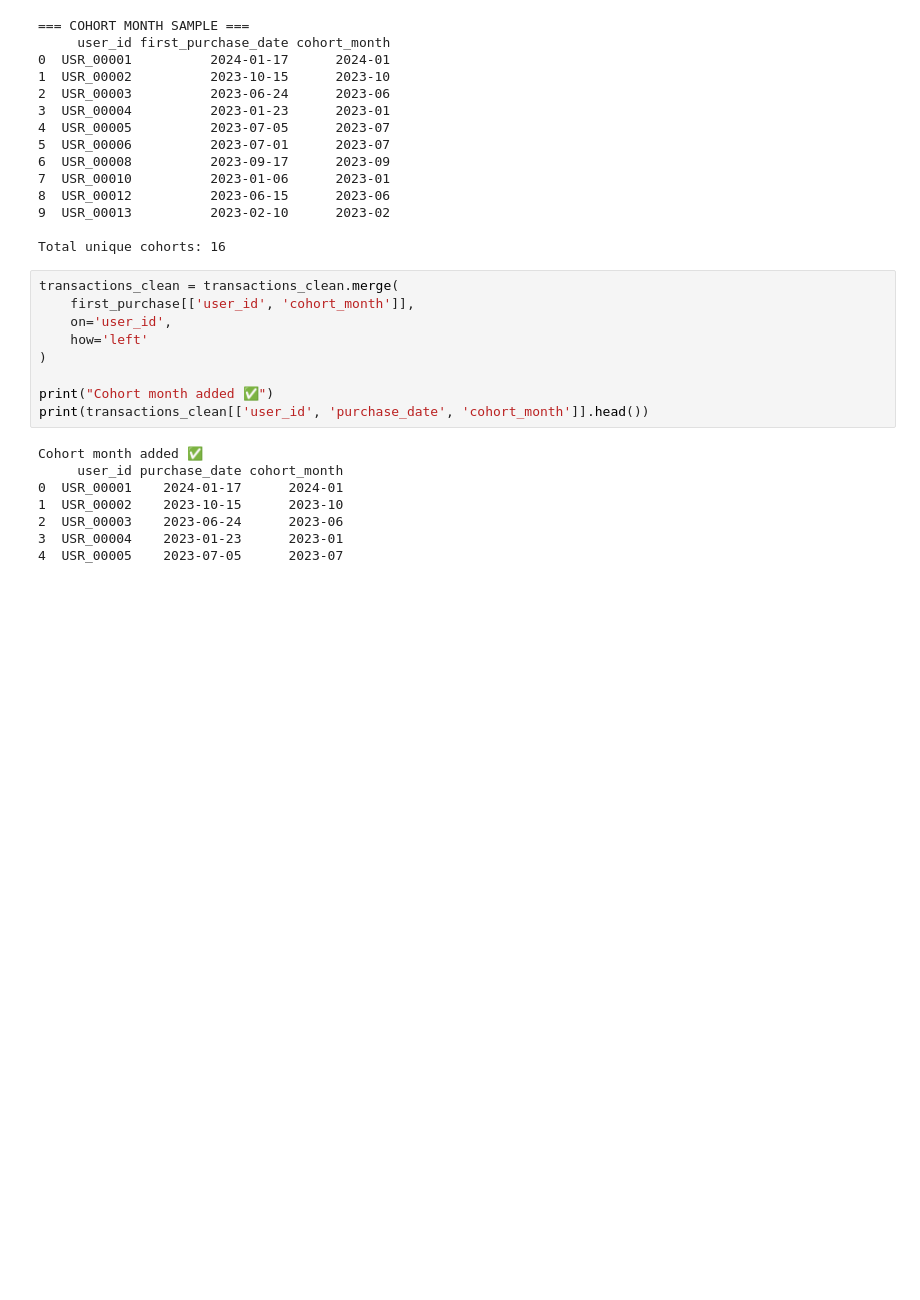
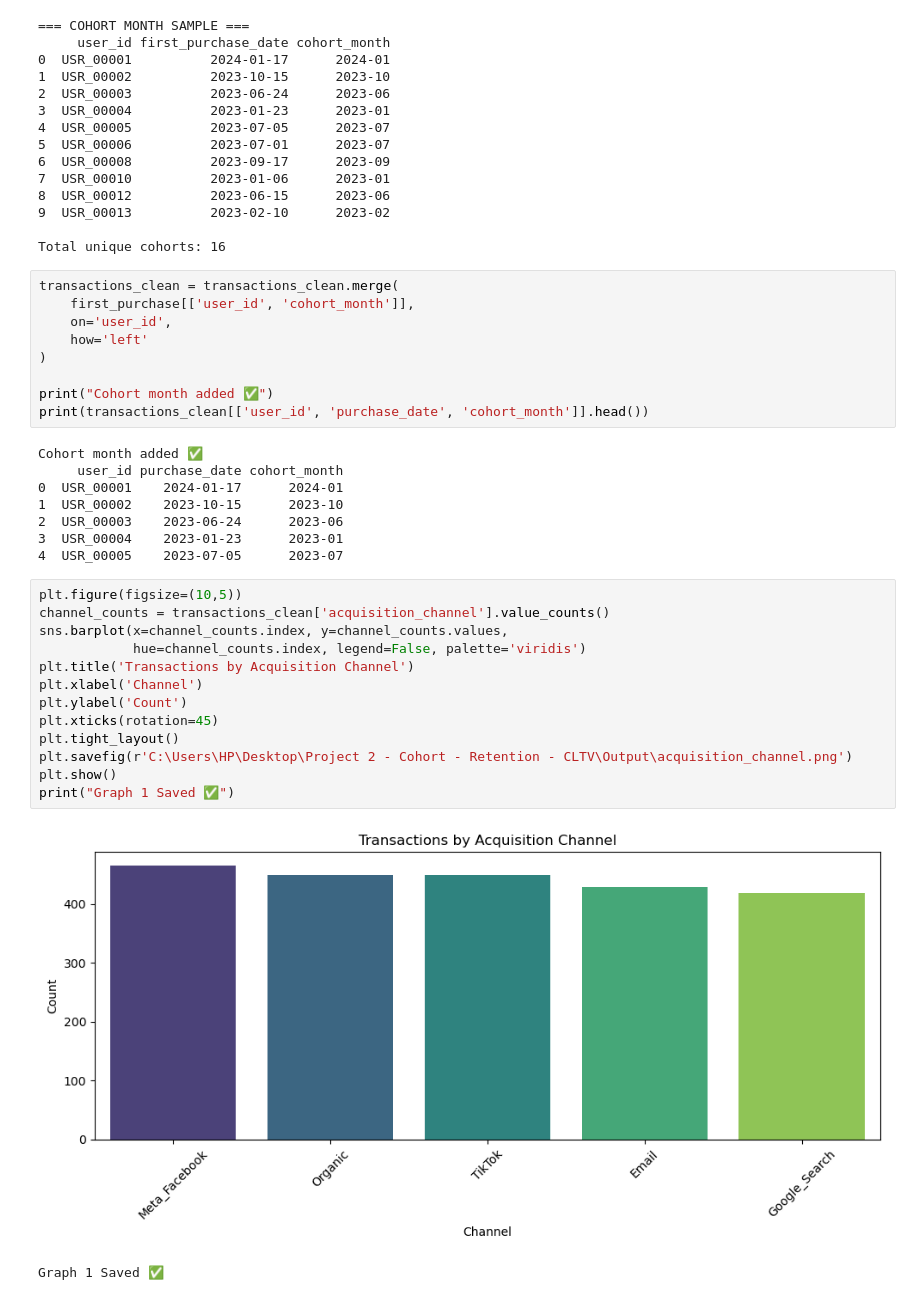
Before and after one commit to poonambokde/Project2-Cohort-Retention-CLTV, a Jupyter notebook: Notebook/01_EDA_Cleaning.ipynb, the cells around one changed output. Drawn from its saved outputs; the diff is of its cells as text; blank space fills up the shorter version.

Commit message:
eda: add acquisition channel and region distribution plots (fixes #5)

```diff
--- a/Notebook/01_EDA_Cleaning.ipynb
+++ b/Notebook/01_EDA_Cleaning.ipynb
@@ -150,3 +150,19 @@ Cohort month added ✅
 2  USR_00003    2023-06-24      2023-06
 3  USR_00004    2023-01-23      2023-01
 4  USR_00005    2023-07-05      2023-07
+# %%
+plt.figure(figsize=(10,5))
+channel_counts = transactions_clean['acquisition_channel'].value_counts()
+sns.barplot(x=channel_counts.index, y=channel_counts.values,
+            hue=channel_counts.index, legend=False, palette='viridis')
+plt.title('Transactions by Acquisition Channel')
+plt.xlabel('Channel')
+plt.ylabel('Count')
+plt.xticks(rotation=45)
+plt.tight_layout()
+plt.savefig(r'C:\Users\HP\Desktop\Project 2 - Cohort - Retention - CLTV\Output\acquisition_channel.png')
+plt.show()
+print("Graph 1 Saved ✅")
+# %% [output]
+[figure, added]
+Graph 1 Saved ✅
```
Also changed, not shown: parts of 2 cells of this notebook.
